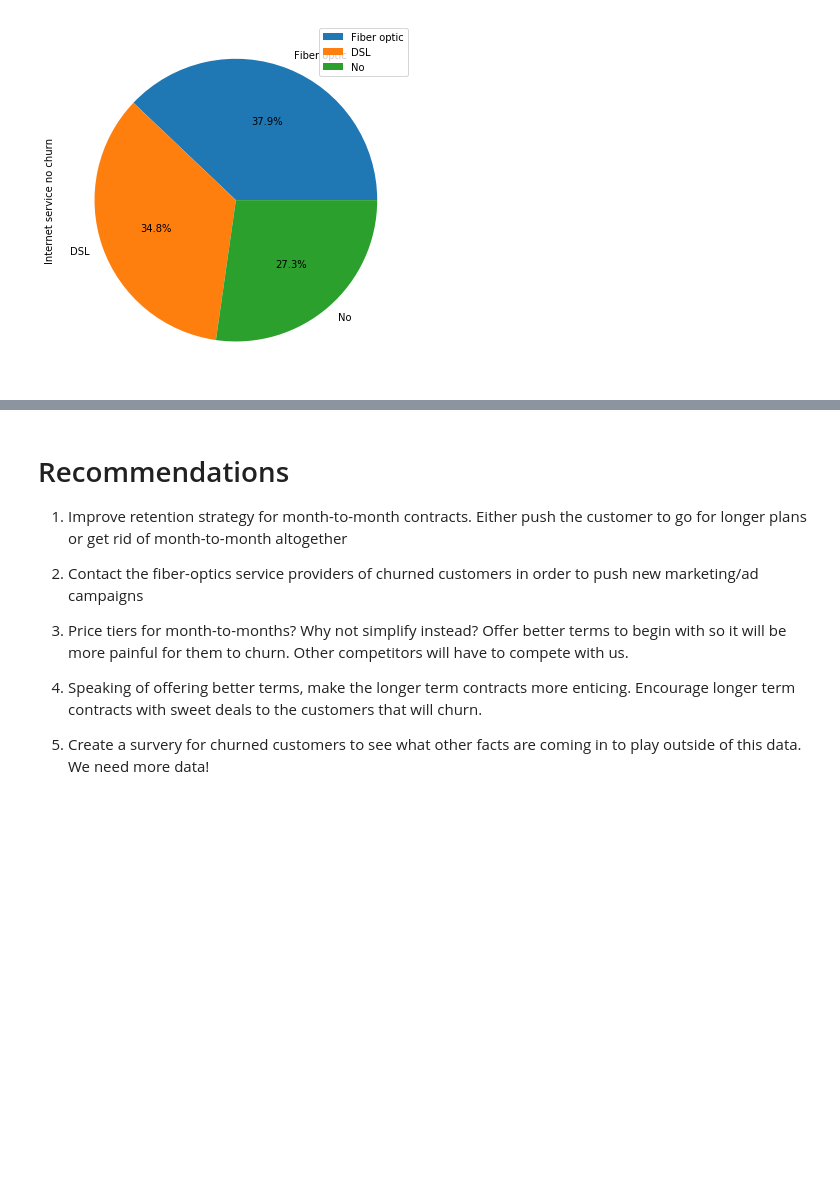
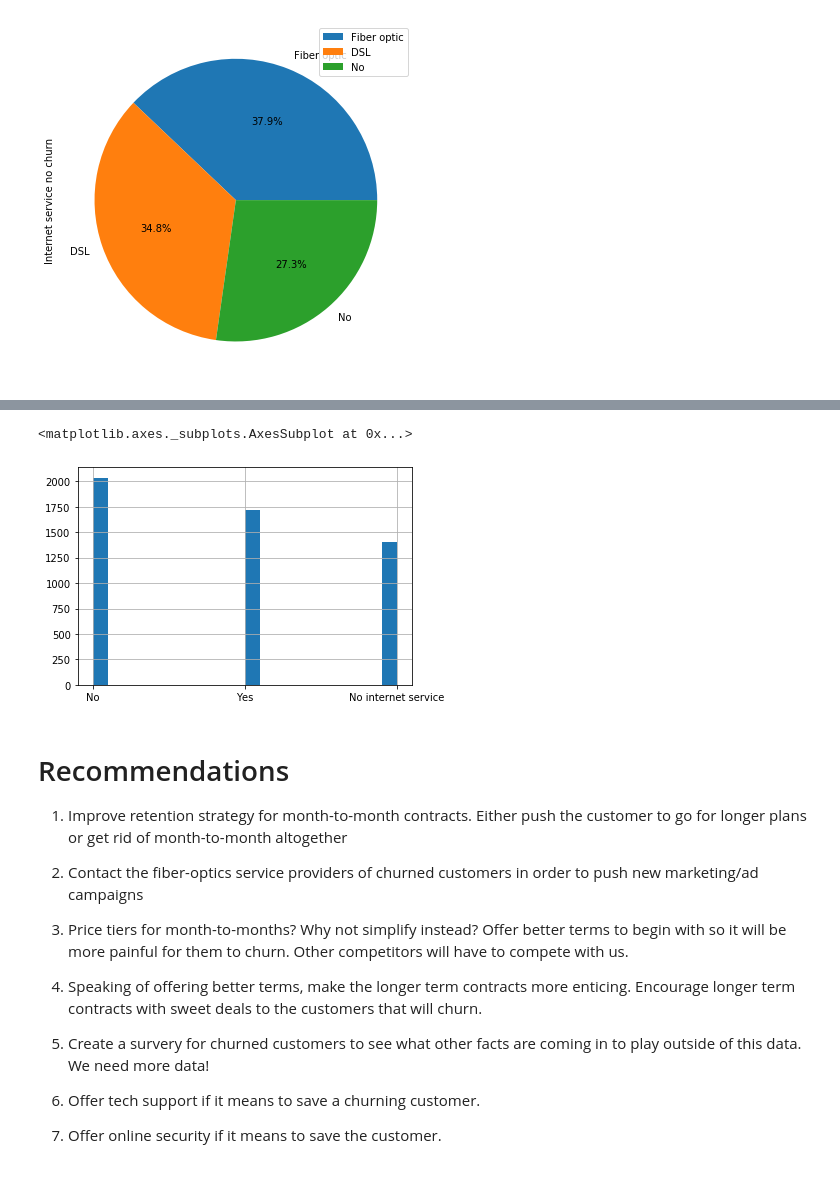
Before and after one commit to akuppan1/Telecom-Churn-Analysis, a Jupyter notebook: Exploration of Features and Recommendations.ipynb, the cells around one changed output, grey strips where cells are left out. Saved outputs shown, nothing was run; the diff lists cells and outputs as text; code cells hidden in the pictures; blank space fills up the shorter version.

```diff
--- a/Exploration of Features and Recommendations.ipynb
+++ b/Exploration of Features and Recommendations.ipynb
@@ -459,0 +481,5 @@ plot = df_Int_serv1.plot.pie(y='Internet service no churn', autopct='%1.1f%%', f
+# %%
+churn_no_df.OnlineSecurity.hist(bins=20)
+# %% [output]
+<matplotlib.axes._subplots.AxesSubplot at 0x...>
+[figure, added]
@@ -469,3 +497,5 @@ plot = df_Int_serv1.plot.pie(y='Internet service no churn', autopct='%1.1f%%', f
 4. Speaking of offering better terms, make the longer term contracts more enticing. Encourage longer term contracts with sweet deals to the customers that will churn.
 
 5. Create a survery for churned customers to see what other facts are coming in to play outside of this data. We need more data!
+6. Offer tech support if it means to save a churning customer.
+7. Offer online security if it means to save the customer.
```
Also changed, not shown: parts of 8 cells of this notebook.
